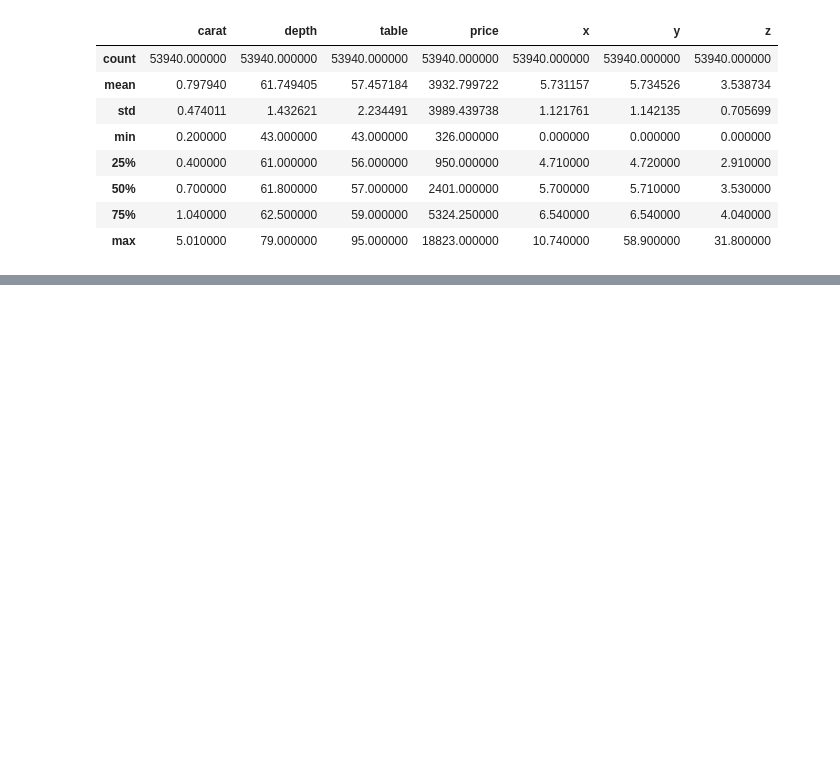
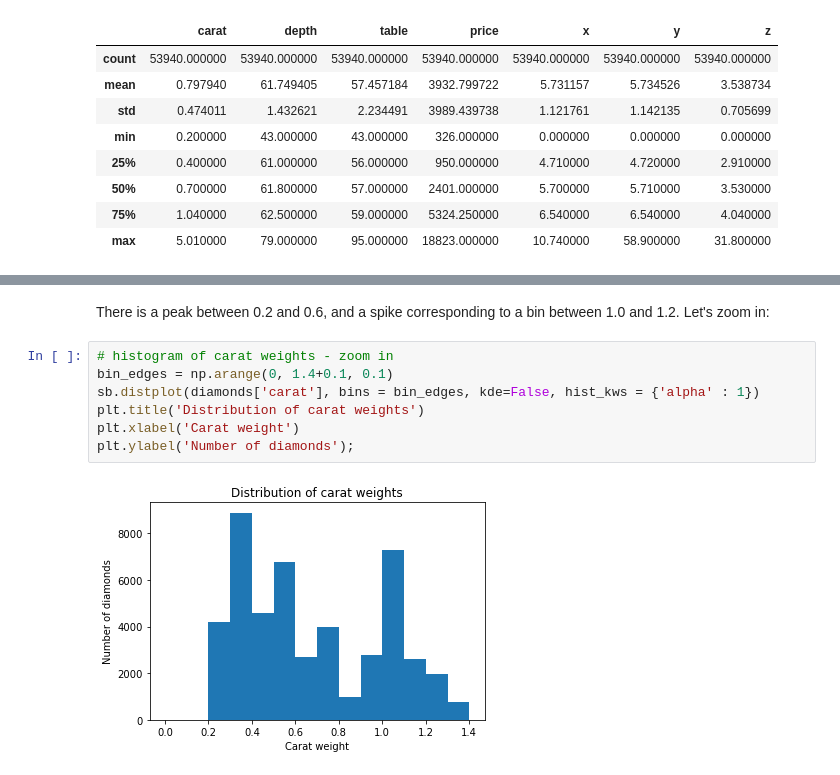
Before and after one commit to mcambalova/data-vis-case-study-diamonds, a Jupyter notebook: data-visualization-diamonds.ipynb, the cells around one changed output, grey strips where cells are left out. Drawn from its saved outputs; the diff is of its cells as text; blank space fills up the shorter version.

```diff
--- a/data-visualization-diamonds.ipynb
+++ b/data-visualization-diamonds.ipynb
@@ -116,0 +170,11 @@ diamonds.describe()
+# %% [markdown]
+There is a peak between 0.2 and 0.6, and a spike corresponding to a bin between 1.0 and 1.2. Let's zoom in:
+# %%
+# histogram of carat weights - zoom in
+bin_edges = np.arange(0, 1.4+0.1, 0.1)
+sb.distplot(diamonds['carat'], bins = bin_edges, kde=False, hist_kws = {'alpha' : 1})
+plt.title('Distribution of carat weights')
+plt.xlabel('Carat weight')
+plt.ylabel('Number of diamonds');
+# %% [output]
+[figure, added]
```
Also changed, not shown: parts of 21 cells of this notebook.
